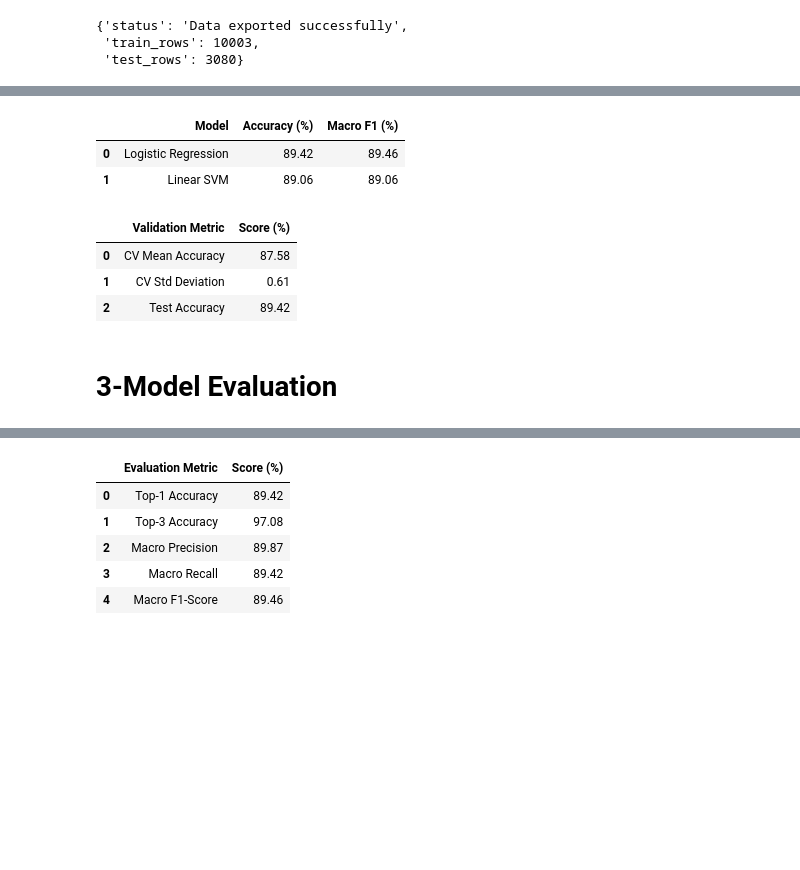
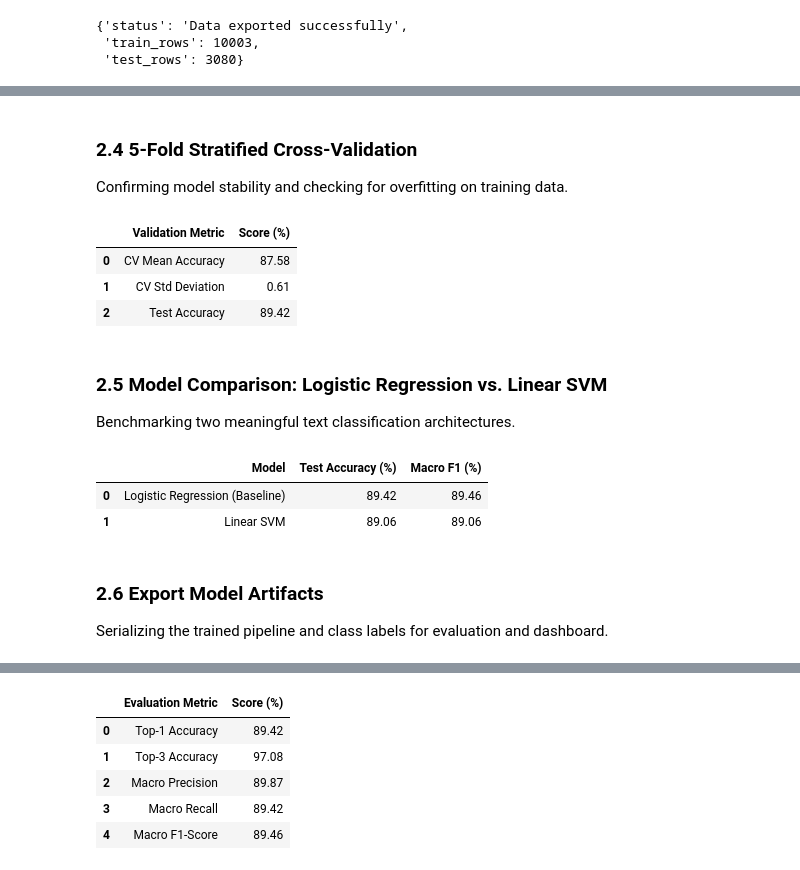
Before and after one commit to uSebaa/IDRAK-Project, a Jupyter notebook: IDRAK.ipynb, the cells around one changed output, grey strips where cells are left out. Cells and saved outputs as stored; diff of their text form; code cells hidden in the pictures; blank space fills up the shorter version.

```diff
--- a/IDRAK.ipynb
+++ b/IDRAK.ipynb
@@ -157,0 +155,12 @@ Name: category, Length: 10003, dtype: str
+# %%
+from sklearn.dummy import DummyClassifier
+
+dummy = DummyClassifier(strategy="most_frequent")
+dummy.fit(X_train, y_train)
+dummy_pred = dummy.predict(X_test)
+
+pd.DataFrame({
+    "Baseline": ["Dummy Classifier (Most Frequent)"],
+    "Accuracy (%)": [round(accuracy_score(y_test, dummy_pred) * 100, 2)],
+    "Macro F1 (%)": [round(f1_score(y_test, dummy_pred, average="macro", zero_division=0) * 100, 2)]
+})
@@ -193,55 +185,49 @@ pd.DataFrame({
+# %% [markdown]
+### 2.4 5-Fold Stratified Cross-Validation
+Confirming model stability and checking for overfitting on training data.
+# %%
+from sklearn.model_selection import cross_val_score
+
+cv_scores = cross_val_score(baseline_pipeline, X_train, y_train, cv=5, scoring="accuracy")
+
+pd.DataFrame({
+    "Validation Metric": ["CV Mean Accuracy", "CV Std Deviation", "Test Accuracy"],
+    "Score (%)": [round(cv_scores.mean() * 100, 2), round(cv_scores.std() * 100, 2), round(accuracy_score(y_test, y_pred) * 100, 2)]
+})
+# %% [output]
+|  | Validation Metric | Score (%) |
+| 0 | CV Mean Accuracy | 87.58 |
+| 1 | CV Std Deviation | 0.61 |
+| 2 | Test Accuracy | 89.42 |
+# %% [markdown]
+### 2.5 Model Comparison: Logistic Regression vs. Linear SVM
+Benchmarking two meaningful text classification architectures.
 # %%
 from sklearn.svm import LinearSVC
-import time
 
-# 1. Train Linear SVM
 svm_pipeline = Pipeline([
-    ('tfidf', TfidfVectorizer(ngram_range=(1, 2), max_features=10000, sublinear_tf=True)),
-    ('classifier', LinearSVC(C=1.0, random_state=42))
+    ("tfidf", TfidfVectorizer(ngram_range=(1, 2), max_features=10000, sublinear_tf=True)),
+    ("classifier", LinearSVC(C=1.0, random_state=42))
 ])
-
-start_time = time.time()
 svm_pipeline.fit(X_train, y_train)
-svm_time = round(time.time() - start_time, 2)
-
 svm_pred = svm_pipeline.predict(X_test)
 
-# 2. Compare Both Models
 comparison_df = pd.DataFrame({
-    "Model": ["Logistic Regression", "Linear SVM"],
-    "Accuracy (%)": [
+    "Model": ["Logistic Regression (Baseline)", "Linear SVM"],
+    "Test Accuracy (%)": [
         round(accuracy_score(y_test, y_pred) * 100, 2),
         round(accuracy_score(y_test, svm_pred) * 100, 2)
     ],
     "Macro F1 (%)": [
-        round(f1_score(y_test, y_pred, average='macro') * 100, 2),
-        round(f1_score(y_test, svm_pred, average='macro') * 100, 2)
+        round(f1_score(y_test, y_pred, average="macro") * 100, 2),
+        round(f1_score(y_test, svm_pred, average="macro") * 100, 2)
     ]
 })
-
-# 3. Export Best Model for Evaluation & Dashboard
-joblib.dump(baseline_pipeline, "banking_pipeline.joblib")
-joblib.dump(sorted(y_train.unique()), "categories.joblib")
-
 comparison_df
 # %% [output]
-|  | Model | Accuracy (%) | Macro F1 (%) |
-| 0 | Logistic Regression | 89.42 | 89.46 |
+|  | Model | Test Accuracy (%) | Macro F1 (%) |
+| 0 | Logistic Regression (Baseline) | 89.42 | 89.46 |
 | 1 | Linear SVM | 89.06 | 89.06 |
-# %%
-from sklearn.model_selection import cross_val_score
-
-# 5-Fold Stratified Cross-Validation on Training Data
-cv_scores = cross_val_score(baseline_pipeline, X_train, y_train, cv=5, scoring='accuracy')
-
-pd.DataFrame({
-    "Validation Metric": ["CV Mean Accuracy", "CV Std Deviation", "Test Accuracy"],
-    "Score (%)": [round(cv_scores.mean() * 100, 2), round(cv_scores.std() * 100, 2), 89.42]
-})
-# %% [output]
-|  | Validation Metric | Score (%) |
-| 0 | CV Mean Accuracy | 87.58 |
-| 1 | CV Std Deviation | 0.61 |
-| 2 | Test Accuracy | 89.42 |
-# %% [markdown]
-# 3-Model Evaluation
+# %% [markdown]
+### 2.6 Export Model Artifacts
+Serializing the trained pipeline and class labels for evaluation and dashboard.
```
Also changed, not shown: parts of 40 cells of this notebook.
